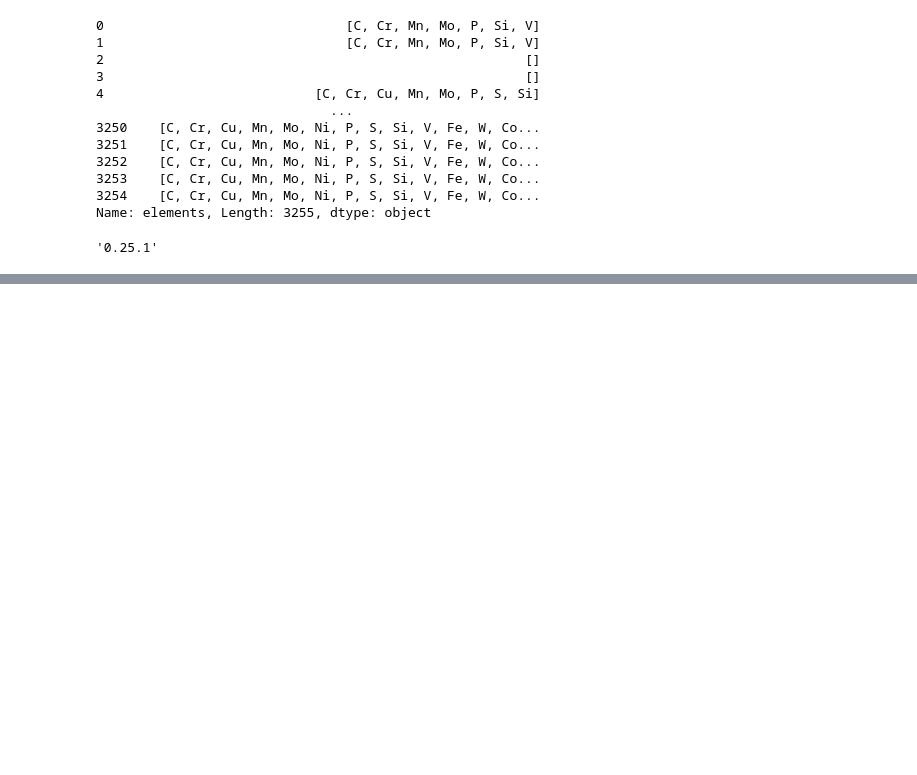
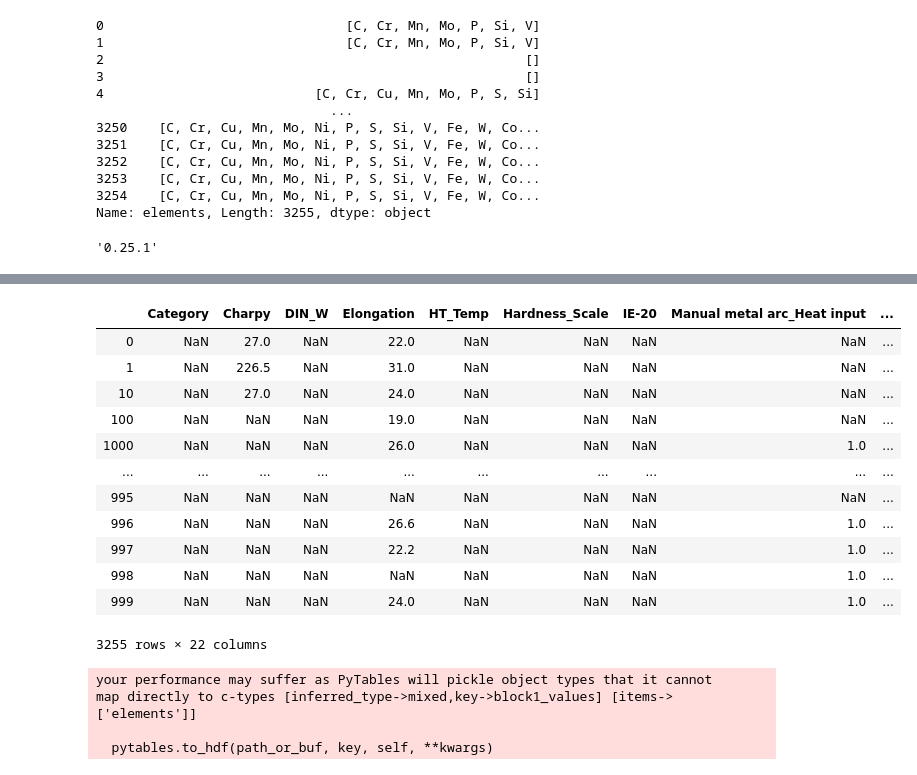
Before and after one commit to PrasannS/WeldingAnalysis, a Jupyter notebook: analysis.ipynb, the cells around one changed output, grey strips where cells are left out. Drawn from its saved outputs; the diff is of its cells as text; code cells hidden in the pictures; blank space fills up the shorter version.

```diff
--- a/analysis.ipynb
+++ b/analysis.ipynb
@@ -268,0 +282,2 @@ Index(['Charpy', 'Elongation', 'Tensile', 'Yield', 'aws', 'conformances',
+# %%
+df = numerify_df(df)
@@ -268,0 +286,2 @@ Index(['Charpy', 'Elongation', 'Tensile', 'Yield', 'aws', 'conformances',
+# %%
+df = df.drop(axis='columns', columns = {'Manual metal arc_Electrode','Ultimate tensile strength_Temperature' })
@@ -268,0 +290,2 @@ Index(['Charpy', 'Elongation', 'Tensile', 'Yield', 'aws', 'conformances',
+# %%
+tmp_df = get_data_rep(df)
@@ -268,0 +307,26 @@ Index(['Charpy', 'Elongation', 'Tensile', 'Yield', 'aws', 'conformances',
+# %%
+#tmp_df= df.drop(axis='columns', columns = {'Manual metal arc_Electrode','Ultimate tensile strength_Temperature' })
+tmp_df = tmp_df.select_dtypes(['number']).join(tmp_df['elements'])
+# %%
+tmp_df
+# %% [output]
+|  | Category | Charpy | DIN_W | Elongation | HT_Temp | Hardness_Scale | IE-20 | Manual metal arc_Heat input | ... |
+| 0 | NaN | 27.0 | NaN | 22.0 | NaN | NaN | NaN | NaN | ... |
+| 1 | NaN | 226.5 | NaN | 31.0 | NaN | NaN | NaN | NaN | ... |
+| 10 | NaN | 27.0 | NaN | 24.0 | NaN | NaN | NaN | NaN | ... |
+| 100 | NaN | NaN | NaN | 19.0 | NaN | NaN | NaN | NaN | ... |
+| 1000 | NaN | NaN | NaN | 26.0 | NaN | NaN | NaN | 1.0 | ... |
+| ... | ... | ... | ... | ... | ... | ... | ... | ... | ... |
+| 995 | NaN | NaN | NaN | NaN | NaN | NaN | NaN | NaN | ... |
+| 996 | NaN | NaN | NaN | 26.6 | NaN | NaN | NaN | 1.0 | ... |
+| 997 | NaN | NaN | NaN | 22.2 | NaN | NaN | NaN | 1.0 | ... |
+| 998 | NaN | NaN | NaN | NaN | NaN | NaN | NaN | 1.0 | ... |
+| 999 | NaN | NaN | NaN | 24.0 | NaN | NaN | NaN | 1.0 | ... |
+3255 rows × 22 columns
+# %%
+tmp_df.to_hdf('final_data.hdf', 'props')
+# %% [output]
+your performance may suffer as PyTables will pickle object types that it cannot
+map directly to c-types [inferred_type->mixed,key->block1_values] [items->['elements']]
+
+  pytables.to_hdf(path_or_buf, key, self, **kwargs)
```
Also changed, not shown: parts of 27 cells of this notebook.
